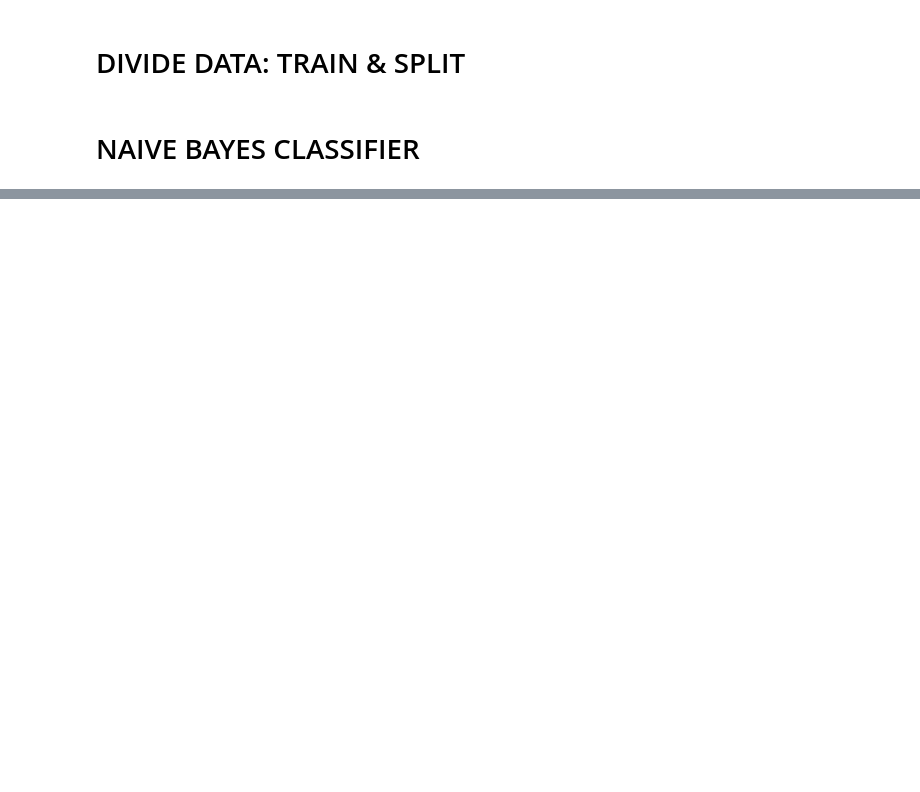
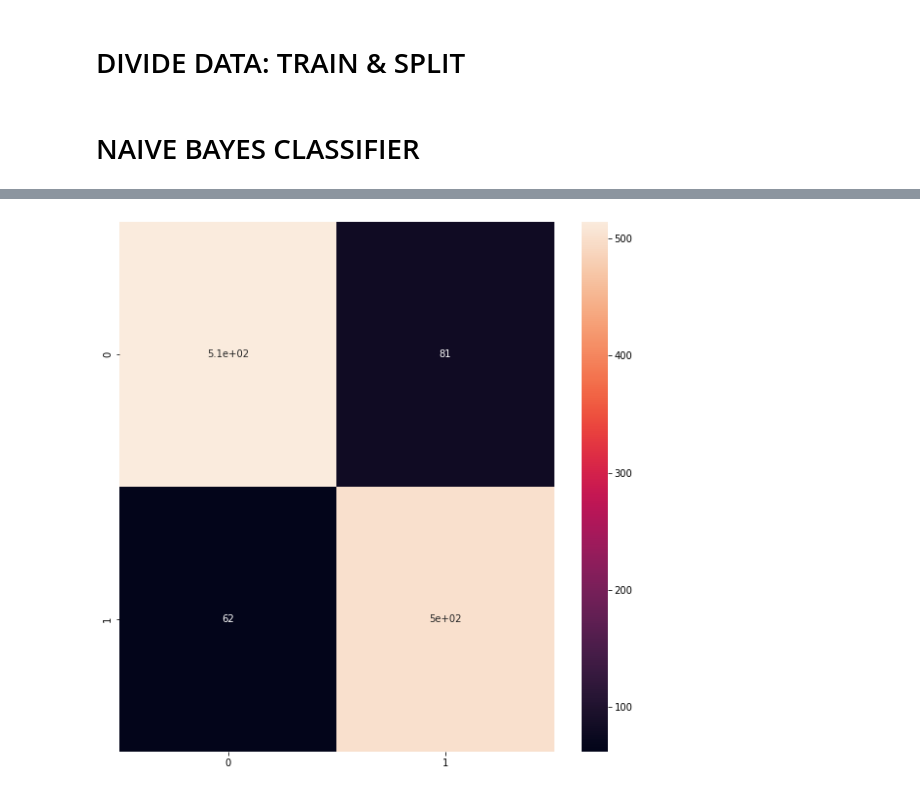
Before and after one commit to KoroNiko/analytics_assignment_3, a Jupyter notebook: nlpfinal.ipynb, the cells around one changed output, grey strips where cells are left out. Drawn from its saved outputs; the diff is of its cells as text; code cells hidden in the pictures; blank space fills up the shorter version.

```diff
--- a/nlpfinal.ipynb
+++ b/nlpfinal.ipynb
@@ -169,7 +290,11 @@ mat
 # %%
+import seaborn as sns
+
 df_cm = pd.DataFrame( mat)
 plt.figure(figsize =(10 ,10) )
-sn.heatmap(df_cm, annot = True)
+sns.heatmap(df_cm, annot = True)
 plt.show ()
+# %% [output]
+[figure, added]
 # %%
 clfNB.score(vectors, y_train)
```
Also changed, not shown: parts of 31 cells of this notebook.
